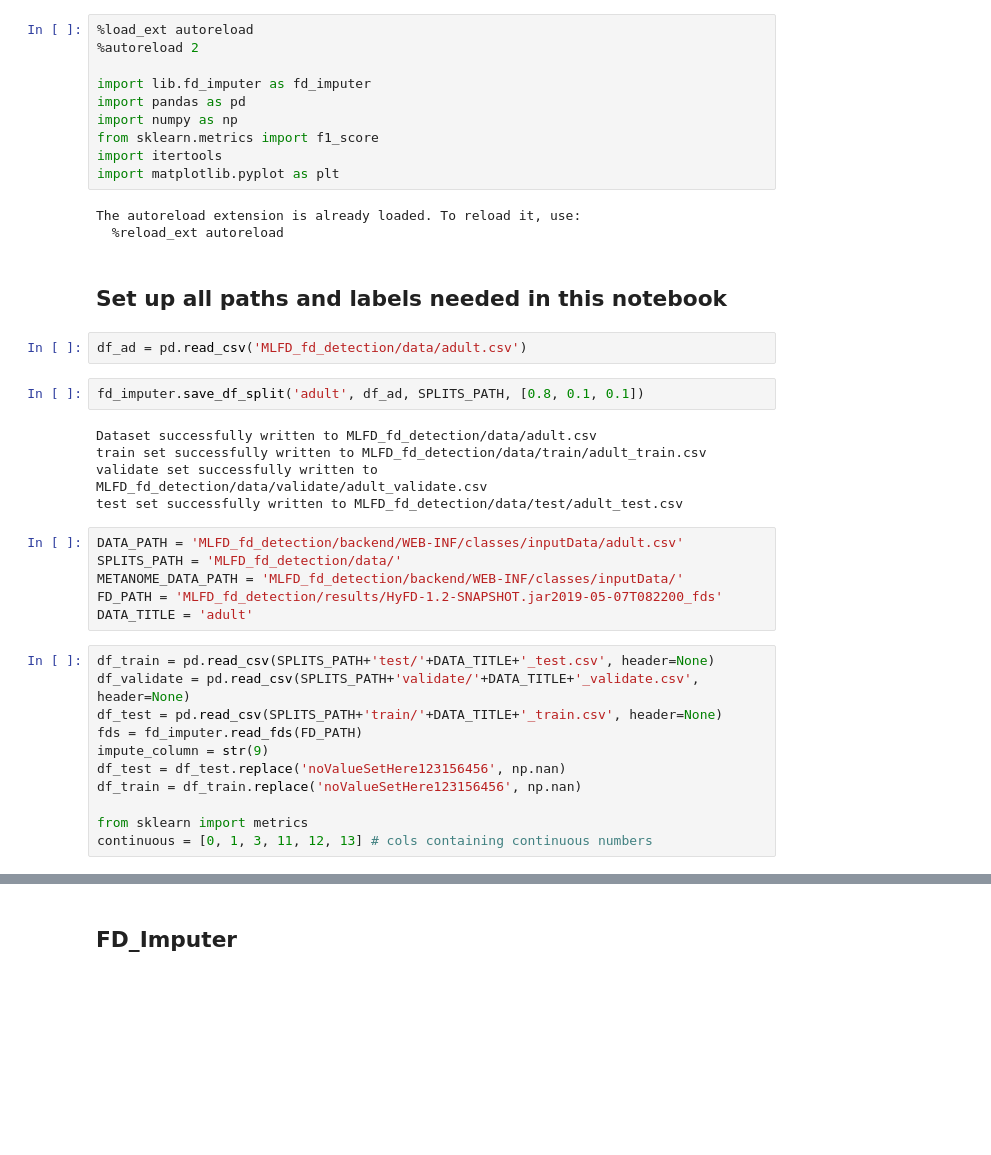
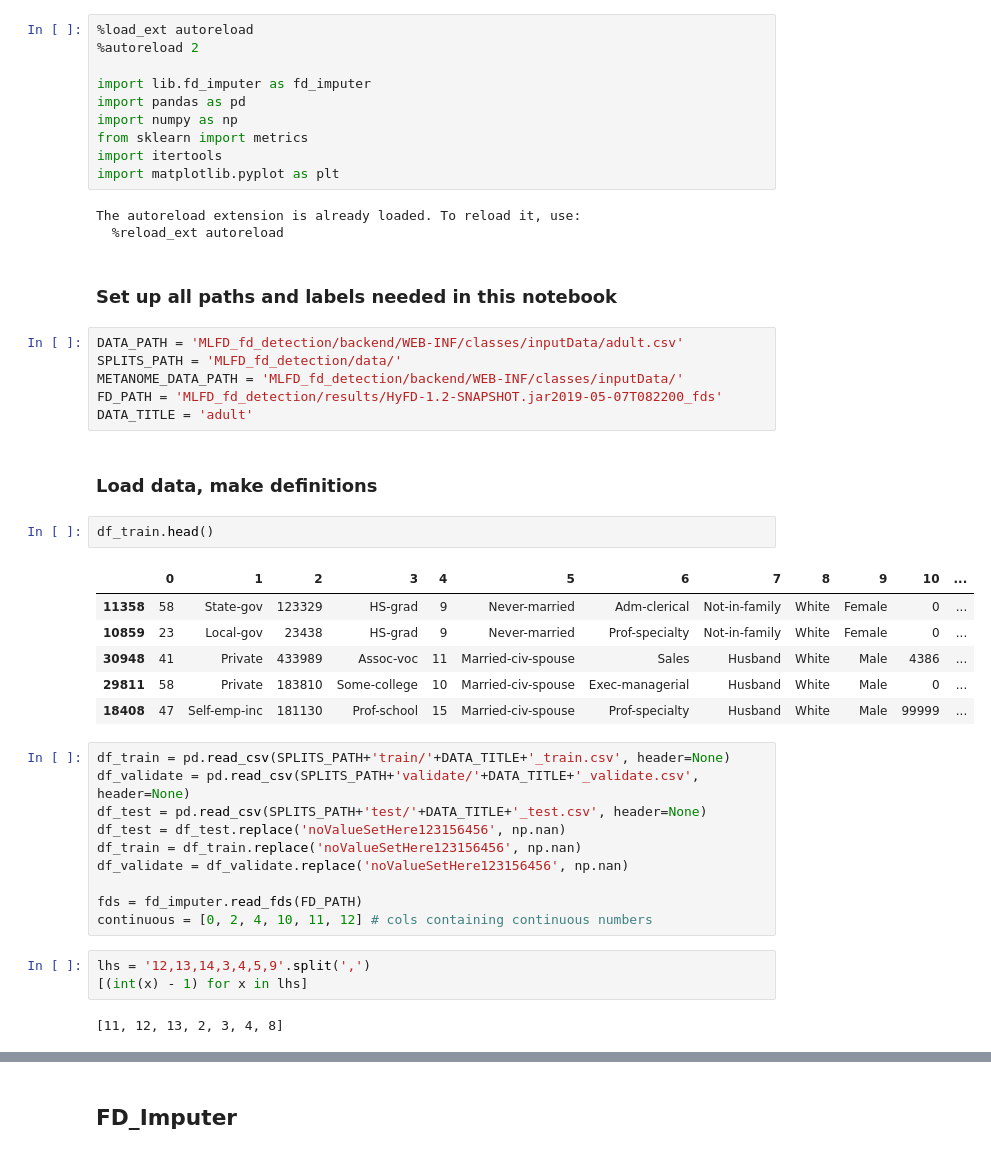
Before and after one commit to felixbiessmann/MLFD, a Jupyter notebook: fd_imputer_analysis.ipynb, the cells around one changed output, grey strips where cells are left out. Drawn from its saved outputs; the diff is of its cells as text; blank space fills up the shorter version.

```diff
--- a/fd_imputer_analysis.ipynb
+++ b/fd_imputer_analysis.ipynb
@@ -5,37 +5,43 @@
 import lib.fd_imputer as fd_imputer
 import pandas as pd
 import numpy as np
-from sklearn.metrics import f1_score
+from sklearn import metrics
 import itertools
 import matplotlib.pyplot as plt
 # %% [output]
 The autoreload extension is already loaded. To reload it, use:
   %reload_ext autoreload
 # %% [markdown]
-## Set up all paths and labels needed in this notebook
+### Set up all paths and labels needed in this notebook
-# %%
-df_ad = pd.read_csv('MLFD_fd_detection/data/adult.csv')
-# %%
-fd_imputer.save_df_split('adult', df_ad, SPLITS_PATH, [0.8, 0.1, 0.1])
-# %% [output]
-Dataset successfully written to MLFD_fd_detection/data/adult.csv
-train set successfully written to MLFD_fd_detection/data/train/adult_train.csv
-validate set successfully written to MLFD_fd_detection/data/validate/adult_validate.csv
-test set successfully written to MLFD_fd_detection/data/test/adult_test.csv
 # %%
 DATA_PATH = 'MLFD_fd_detection/backend/WEB-INF/classes/inputData/adult.csv'
 SPLITS_PATH = 'MLFD_fd_detection/data/'
 METANOME_DATA_PATH = 'MLFD_fd_detection/backend/WEB-INF/classes/inputData/'
 FD_PATH = 'MLFD_fd_detection/results/HyFD-1.2-SNAPSHOT.jar2019-05-07T082200_fds'
 DATA_TITLE = 'adult'
+# %% [markdown]
+### Load data, make definitions
+# %%
+df_train.head()
+# %% [output]
+|  | 0 | 1 | 2 | 3 | 4 | 5 | 6 | 7 | 8 | 9 | 10 | ... |
+| 11358 | 58 | State-gov | 123329 | HS-grad | 9 | Never-married | Adm-clerical | Not-in-family | White | Female | 0 | ... |
+| 10859 | 23 | Local-gov | 23438 | HS-grad | 9 | Never-married | Prof-specialty | Not-in-family | White | Female | 0 | ... |
+| 30948 | 41 | Private | 433989 | Assoc-voc | 11 | Married-civ-spouse | Sales | Husband | White | Male | 4386 | ... |
+| 29811 | 58 | Private | 183810 | Some-college | 10 | Married-civ-spouse | Exec-managerial | Husband | White | Male | 0 | ... |
+| 18408 | 47 | Self-emp-inc | 181130 | Prof-school | 15 | Married-civ-spouse | Prof-specialty | Husband | White | Male | 99999 | ... |
 # %%
-df_train = pd.read_csv(SPLITS_PATH+'test/'+DATA_TITLE+'_test.csv', header=None)
+df_train = pd.read_csv(SPLITS_PATH+'train/'+DATA_TITLE+'_train.csv', header=None)
 df_validate = pd.read_csv(SPLITS_PATH+'validate/'+DATA_TITLE+'_validate.csv', header=None)
-df_test = pd.read_csv(SPLITS_PATH+'train/'+DATA_TITLE+'_train.csv', header=None)
-fds = fd_imputer.read_fds(FD_PATH)
-impute_column = str(9)
+df_test = pd.read_csv(SPLITS_PATH+'test/'+DATA_TITLE+'_test.csv', header=None)
 df_test = df_test.replace('noValueSetHere123156456', np.nan)
 df_train = df_train.replace('noValueSetHere123156456', np.nan)
+df_validate = df_validate.replace('noValueSetHere123156456', np.nan)
 
-from sklearn import metrics
-continuous = [0, 1, 3, 11, 12, 13] # cols containing continuous numbers
+fds = fd_imputer.read_fds(FD_PATH)
+continuous = [0, 2, 4, 10, 11, 12] # cols containing continuous numbers
+# %%
+lhs = '12,13,14,3,4,5,9'.split(',')
+[(int(x) - 1) for x in lhs]
+# %% [output]
+[11, 12, 13, 2, 3, 4, 8]
```
Also changed, not shown: parts of 13 cells of this notebook, 4 other files.
